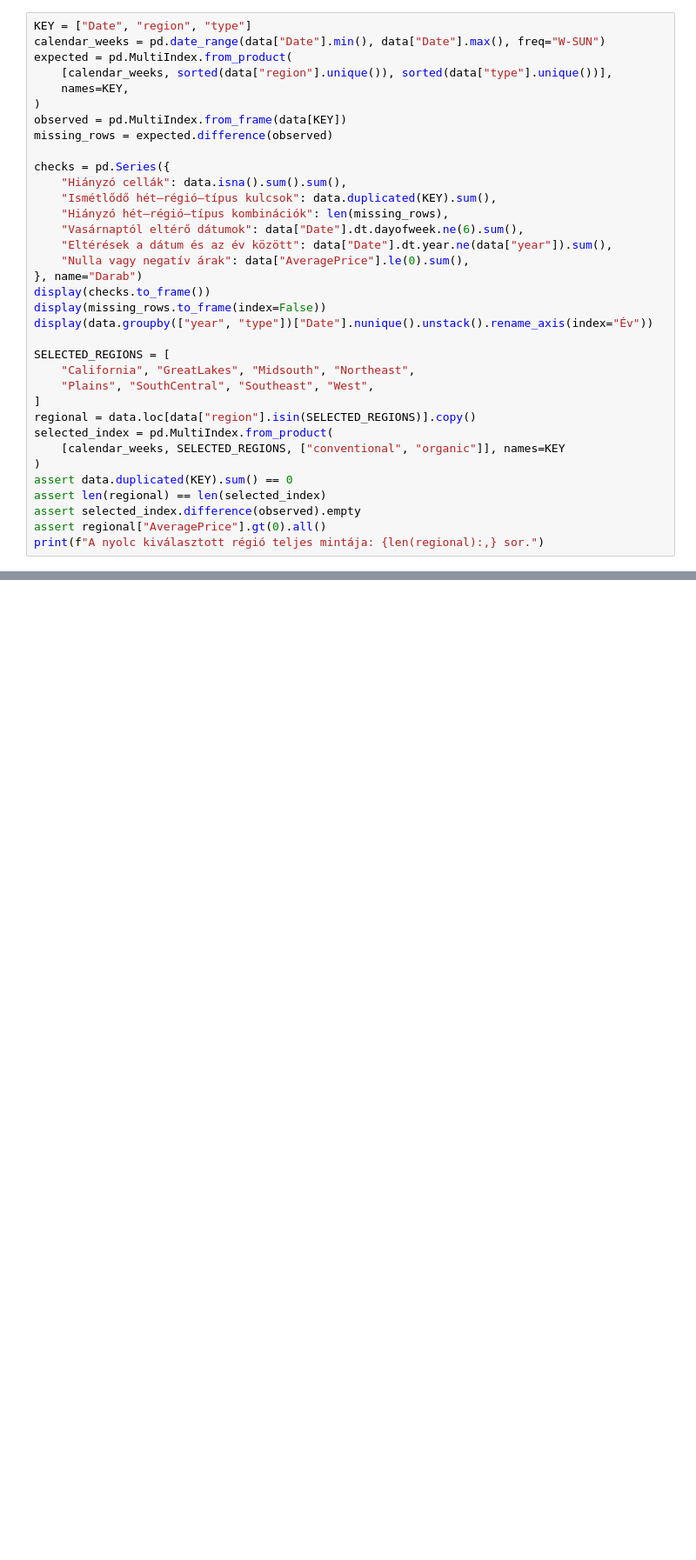
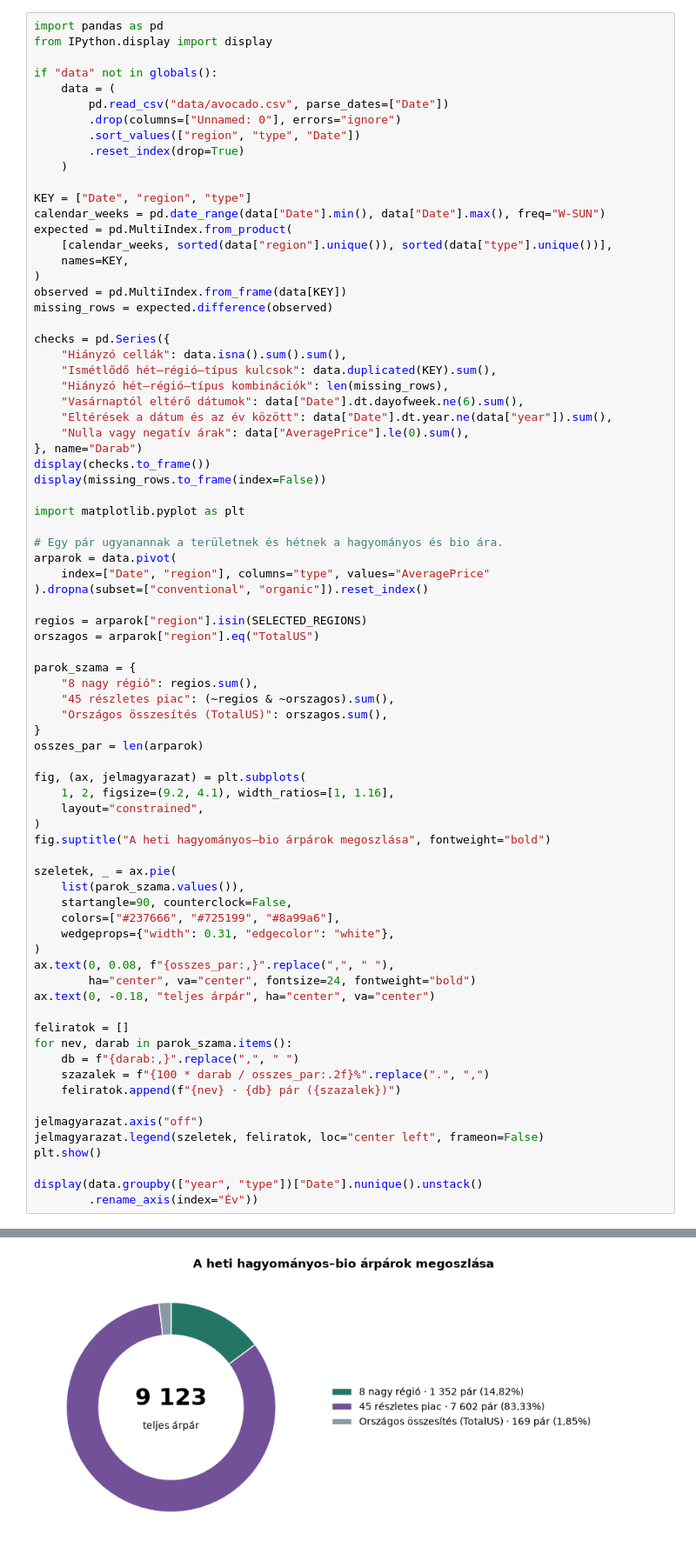
Before and after one commit to ngygbr01/avocado_price_forecasting, a Jupyter notebook: main.ipynb, the cells around one changed output, grey strips where cells are left out. Shown at 87% size. Cells and saved outputs as stored; diff of their text form; blank space fills up the shorter version.

```diff
--- a/main.ipynb
+++ b/main.ipynb
@@ -97,52 +97,95 @@ Területi címkék: 54 | különböző hetek: 169
 | 75% | 1.66 |
 | max | 3.25 |
 # %%
+import pandas as pd
+from IPython.display import display
+
+if "data" not in globals():
+    data = (
+        pd.read_csv("data/avocado.csv", parse_dates=["Date"])
+        .drop(columns=["Unnamed: 0"], errors="ignore")
+        .sort_values(["region", "type", "Date"])
+        .reset_index(drop=True)
+    )
+
 KEY = ["Date", "region", "type"]
 calendar_weeks = pd.date_range(data["Date"].min(), data["Date"].max(), freq="W-SUN")
 expected = pd.MultiIndex.from_product(
     [calendar_weeks, sorted(data["region"].unique()), sorted(data["type"].unique())],
     names=KEY,
 )
 observed = pd.MultiIndex.from_frame(data[KEY])
 missing_rows = expected.difference(observed)
 
 checks = pd.Series({
     "Hiányzó cellák": data.isna().sum().sum(),
     "Ismétlődő hét–régió–típus kulcsok": data.duplicated(KEY).sum(),
     "Hiányzó hét–régió–típus kombinációk": len(missing_rows),
     "Vasárnaptól eltérő dátumok": data["Date"].dt.dayofweek.ne(6).sum(),
     "Eltérések a dátum és az év között": data["Date"].dt.year.ne(data["year"]).sum(),
     "Nulla vagy negatív árak": data["AveragePrice"].le(0).sum(),
 }, name="Darab")
 display(checks.to_frame())
 display(missing_rows.to_frame(index=False))
-display(data.groupby(["year", "type"])["Date"].nunique().unstack().rename_axis(index="Év"))
 
-SELECTED_REGIONS = [
-    "California", "GreatLakes", "Midsouth", "Northeast",
-    "Plains", "SouthCentral", "Southeast", "West",
-]
-regional = data.loc[data["region"].isin(SELECTED_REGIONS)].copy()
-selected_index = pd.MultiIndex.from_product(
-    [calendar_weeks, SELECTED_REGIONS, ["conventional", "organic"]], names=KEY
+import matplotlib.pyplot as plt
+
+# Egy pár ugyanannak a területnek és hétnek a hagyományos és bio ára.
+arparok = data.pivot(
+    index=["Date", "region"], columns="type", values="AveragePrice"
+).dropna(subset=["conventional", "organic"]).reset_index()
+
+regios = arparok["region"].isin(SELECTED_REGIONS)
+orszagos = arparok["region"].eq("TotalUS")
+
+parok_szama = {
+    "8 nagy régió": regios.sum(),
+    "45 részletes piac": (~regios & ~orszagos).sum(),
+    "Országos összesítés (TotalUS)": orszagos.sum(),
+}
+osszes_par = len(arparok)
+
+fig, (ax, jelmagyarazat) = plt.subplots(
+    1, 2, figsize=(9.2, 4.1), width_ratios=[1, 1.16],
+    layout="constrained",
 )
-assert data.duplicated(KEY).sum() == 0
-assert len(regional) == len(selected_index)
-assert selected_index.difference(observed).empty
-assert regional["AveragePrice"].gt(0).all()
-print(f"A nyolc kiválasztott régió teljes mintája: {len(regional):,} sor.")
+fig.suptitle("A heti hagyományos–bio árpárok megoszlása", fontweight="bold")
+
+szeletek, _ = ax.pie(
+    list(parok_szama.values()),
+    startangle=90, counterclock=False,
+    colors=["#237666", "#725199", "#8a99a6"],
+    wedgeprops={"width": 0.31, "edgecolor": "white"},
+)
+ax.text(0, 0.08, f"{osszes_par:,}".replace(",", " "),
+        ha="center", va="center", fontsize=24, fontweight="bold")
+ax.text(0, -0.18, "teljes árpár", ha="center", va="center")
+
+feliratok = []
+for nev, darab in parok_szama.items():
+    db = f"{darab:,}".replace(",", " ")
+    szazalek = f"{100 * darab / osszes_par:.2f}%".replace(".", ",")
+    feliratok.append(f"{nev} · {db} pár ({szazalek})")
+
+jelmagyarazat.axis("off")
+jelmagyarazat.legend(szeletek, feliratok, loc="center left", frameon=False)
+plt.show()
+
+display(data.groupby(["year", "type"])["Date"].nunique().unstack()
+        .rename_axis(index="Év"))
 # %% [output]
 |  | Darab |
 | Hiányzó cellák | 0 |
 | Ismétlődő hét–régió–típus kulcsok | 0 |
 | Hiányzó hét–régió–típus kombinációk | 3 |
 | Vasárnaptól eltérő dátumok | 0 |
 | Eltérések a dátum és az év között | 0 |
 | Nulla vagy negatív árak | 0 |
 |  | Date | region | type |
 | 0 | 2015-12-06 | WestTexNewMexico | organic |
 | 1 | 2017-06-18 | WestTexNewMexico | organic |
 | 2 | 2017-06-25 | WestTexNewMexico | organic |
+[figure, added]
 | type | conventional | organic |
 | Év |  |  |
 | 2015 | 52 | 52 |
```
Also changed, not shown: parts of 2 cells of this notebook.
